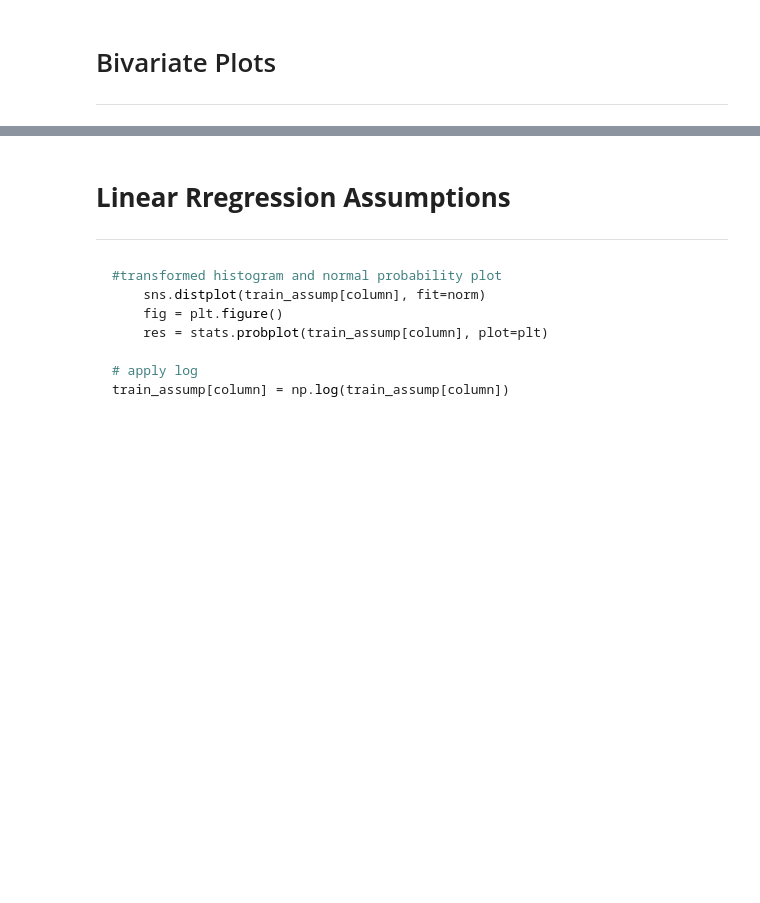
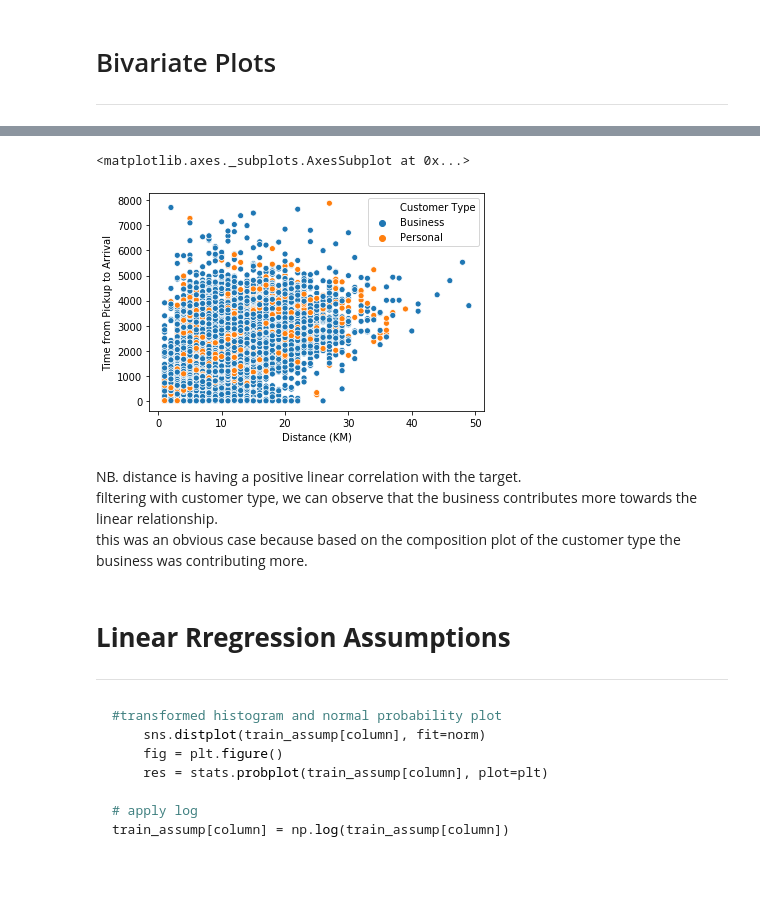
Before and after one commit to Explore-EDSA-2020/Regression-Sendy-Logistics-Challenge, a Jupyter notebook: notebook/Sendy_logistics_EDA.ipynb, the cells around one changed output, grey strips where cells are left out. Drawn from its saved outputs; the diff is of its cells as text; code cells hidden in the pictures; blank space fills up the shorter version.

Commit message:
plotted the linear relationship between the distance and target

```diff
--- a/notebook/Sendy_logistics_EDA.ipynb
+++ b/notebook/Sendy_logistics_EDA.ipynb
@@ -586,3 +600,15 @@ plt.tight_layout()
+# %%
+sns.scatterplot(x='Distance (KM)', y='Time from Pickup to Arrival', data=train_prep, hue='Customer Type')
+# %% [output]
+<matplotlib.axes._subplots.AxesSubplot at 0x...>
+[figure, added]
+# %% [markdown]
+NB.
+distance is having a positive linear correlation with the target.
+<br>
+filtering with customer type, we can observe that the business contributes more towards the linear relationship.
+<br>
+this was an obvious case because based on the composition plot of the customer type the business was contributing more.
 # %% [markdown]
 # **Linear Rregression Assumptions**
 ---
```
Also changed, not shown: parts of 4 cells of this notebook.
